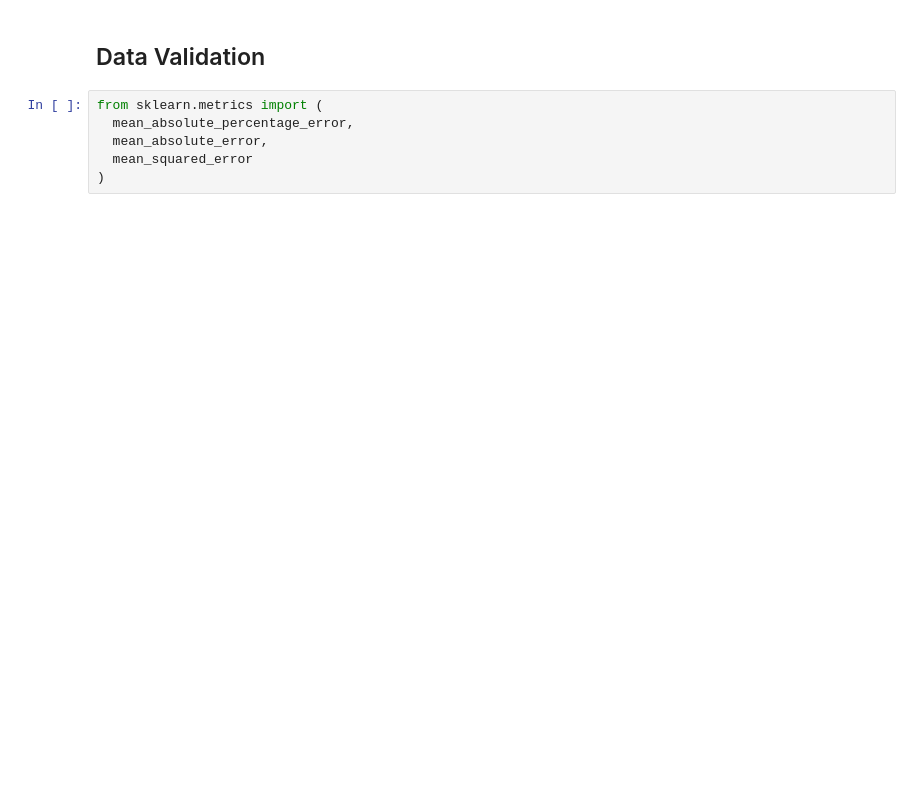
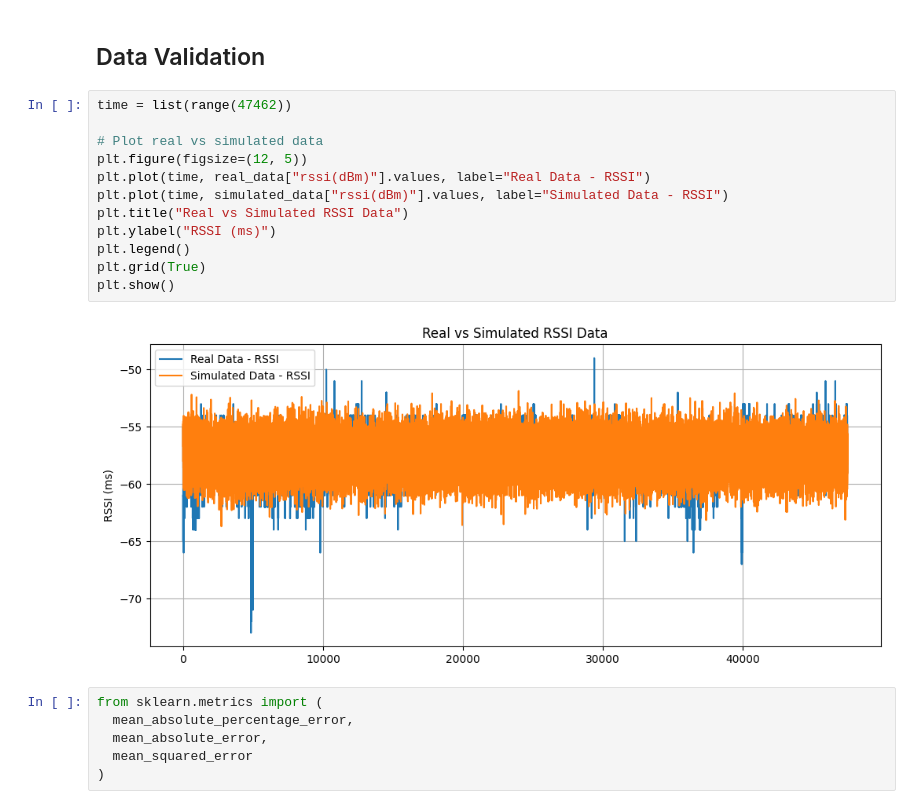
Before and after one commit to fadeldnswr/iot-network-digital-twin, a Jupyter notebook: notebook/data-validation.ipynb, the cells around one changed output. Cells and saved outputs as stored; diff of their text form; blank space fills up the shorter version.

Commit message:
Revise the time logic

```diff
--- a/notebook/data-validation.ipynb
+++ b/notebook/data-validation.ipynb
@@ -87,5 +80,19 @@ plt.show()
 # %% [markdown]
 ## Data Validation
+# %%
+time = list(range(47462))
+
+# Plot real vs simulated data
+plt.figure(figsize=(12, 5))
+plt.plot(time, real_data["rssi(dBm)"].values, label="Real Data - RSSI")
+plt.plot(time, simulated_data["rssi(dBm)"].values, label="Simulated Data - RSSI")
+plt.title("Real vs Simulated RSSI Data")
+plt.ylabel("RSSI (ms)")
+plt.legend()
+plt.grid(True)
+plt.show()
+# %% [output]
+[figure, added]
 # %%
 from sklearn.metrics import (
   mean_absolute_percentage_error,
```
Also changed, not shown: parts of 3 cells of this notebook, 22 other files.
